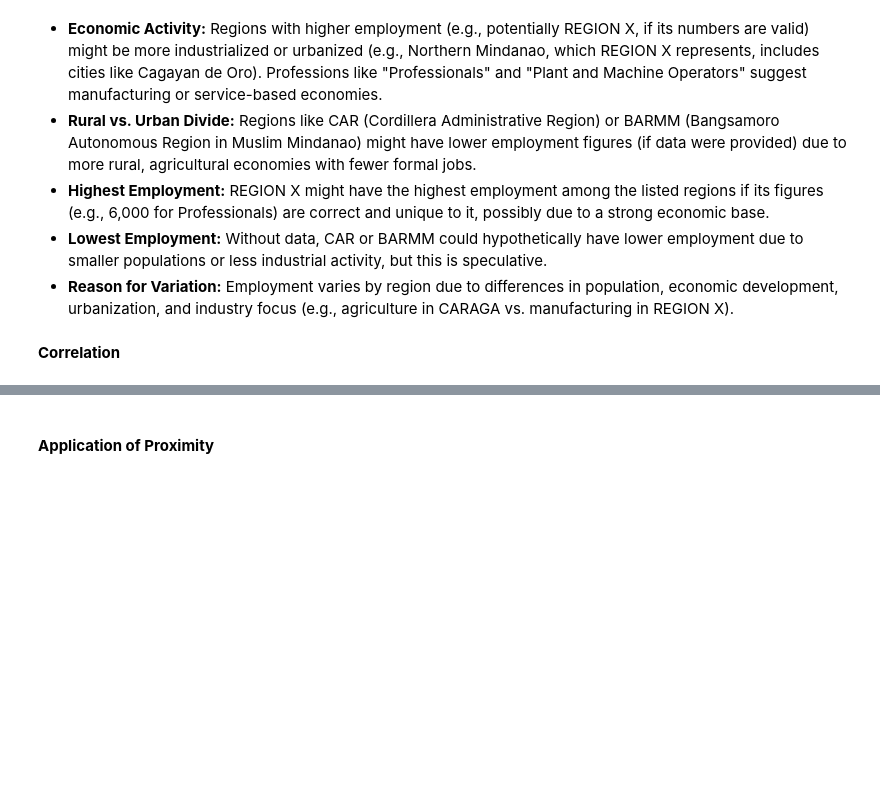
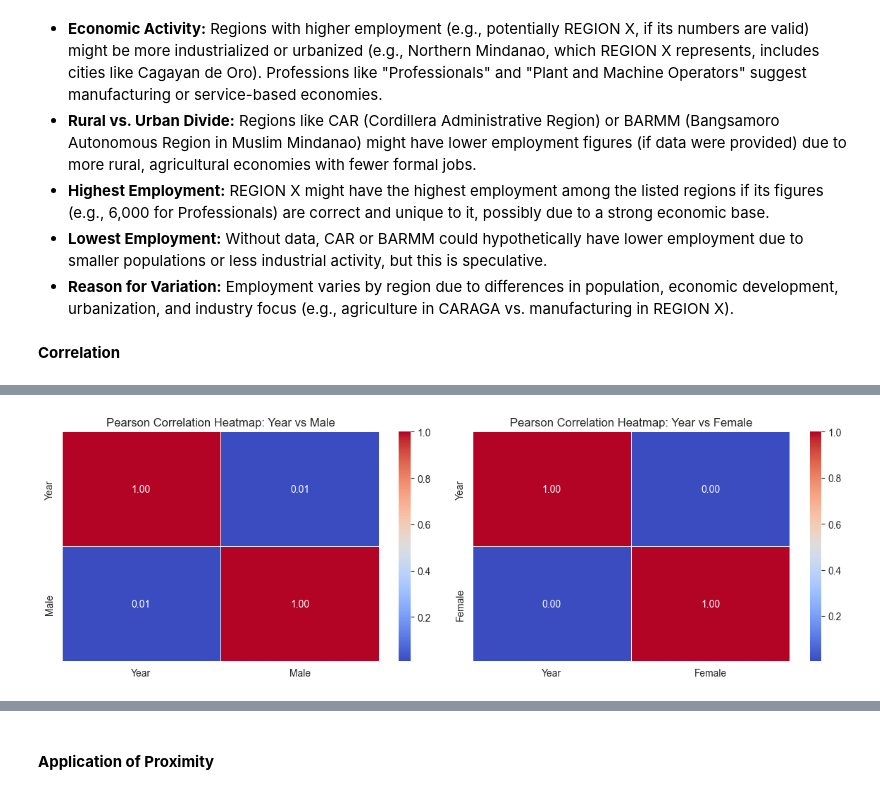
Before and after one commit to hotline8ling/Data-Mining-on-Employed-Persons-by-Major-Occupation-by-Region-by-Sex-in-the-Philippines, a Jupyter notebook: Test_Clean.ipynb, the cells around one changed output, grey strips where cells are left out. Saved outputs shown, nothing was run; the diff lists cells and outputs as text; code cells hidden in the pictures; blank space fills up the shorter version.

Commit message:
Updated correlation and ordinal encoding
Included previous correlations. Added ordinal encoding syntax. Correlations to update

```diff
--- a/Test_Clean.ipynb
+++ b/Test_Clean.ipynb
@@ -1653,0 +1559,2 @@ plt.show()
+# %%
+df_corr = pd.read_csv('data/Final_Test_Cleaned_DF.csv')
@@ -1653,0 +1571,23 @@ plt.show()
+# %%
+import matplotlib.pyplot as plt
+import seaborn as sns
+
+# Pearson Correlation for Year vs Male and Year vs Female
+pearson_corr_male = df_corr[["Year", "Male"]].corr(method="pearson")
+pearson_corr_female = df_corr[["Year", "Female"]].corr(method="pearson")
+
+# Side-by-side heatmaps
+fig, axes = plt.subplots(1, 2, figsize=(12, 4))
+
+# Heatmap for Year vs Male
+sns.heatmap(pearson_corr_male, annot=True, cmap="coolwarm", fmt=".2f", linewidths=0.5, ax=axes[0])
+axes[0].set_title("Pearson Correlation Heatmap: Year vs Male")
+
+# Heatmap for Year vs Female
+sns.heatmap(pearson_corr_female, annot=True, cmap="coolwarm", fmt=".2f", linewidths=0.5, ax=axes[1])
+axes[1].set_title("Pearson Correlation Heatmap: Year vs Female")
+
+plt.tight_layout()
+plt.show()
+# %% [output]
+[figure, added]
```
Also changed, not shown: parts of 33 cells of this notebook, 1 other file.
